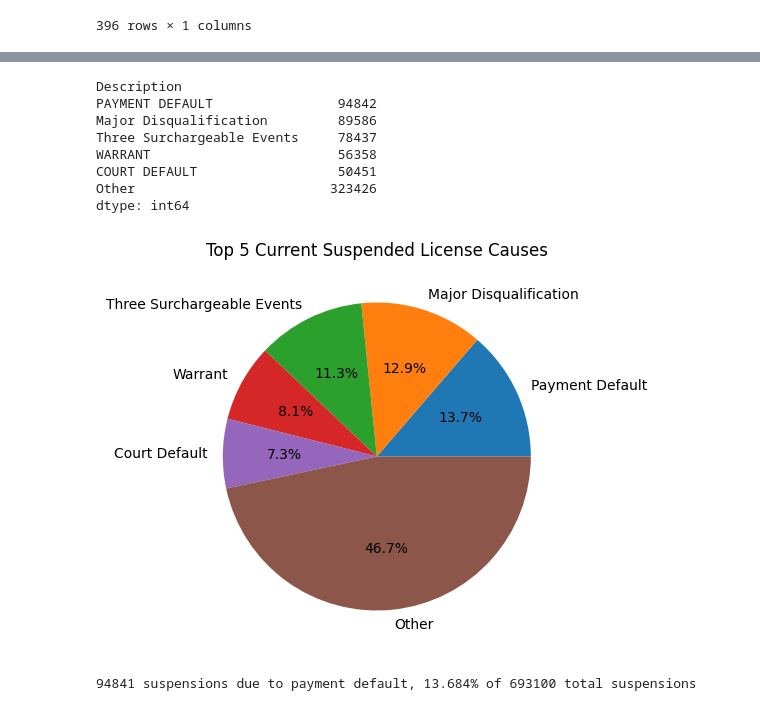
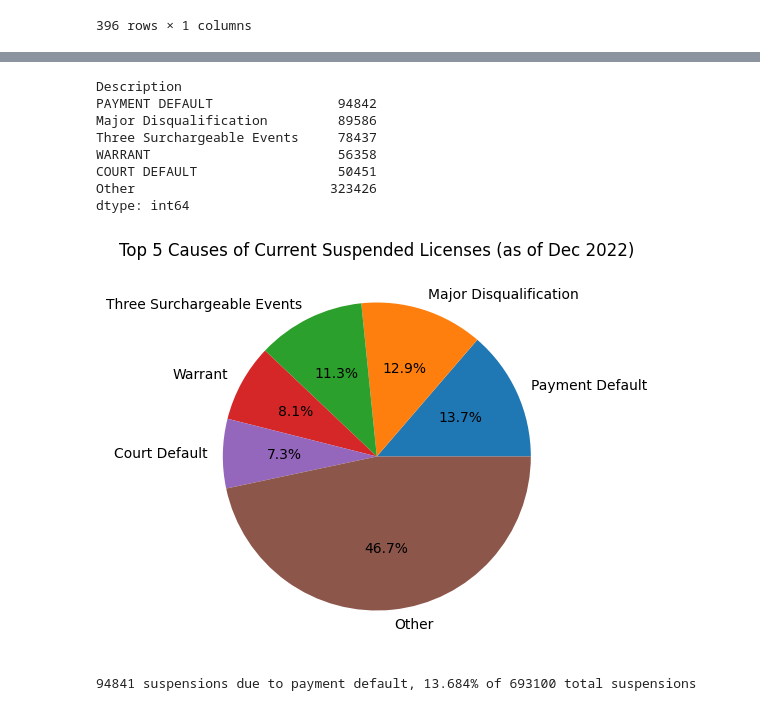
Before and after one commit to BU-Spark/ds4g-livable-streets-debt, a Jupyter notebook: analysis/discovery.ipynb, the cells around one changed output, grey strips where cells are left out. Drawn from its saved outputs; the diff is of its cells as text; code cells hidden in the pictures.

```diff
--- a/analysis/discovery.ipynb
+++ b/analysis/discovery.ipynb
@@ -123,26 +123,26 @@ shape: (5, 5)
 # %%
 top_num = 5
 cur_grouped_sorted = cur_suspended.to_pandas().groupby('Description').size().sort_values(ascending=False)
 cur_grouped = cur_grouped_sorted[:top_num]
 cur_grouped['Other'] = cur_grouped_sorted[top_num:].sum()
 
 display(cur_grouped)
 
 plt.figure(figsize=(5, 5))
-plt.title(f'Top {top_num} Current Suspended License Causes')
+plt.title(f'Top {top_num} Causes of Current Suspended Licenses (as of Dec 2022)')
 plt.pie(cur_grouped, labels=[i.title() for i in cur_grouped.index], autopct='%1.1f%%')
 plt.savefig(img_path / f'top_{top_num}_suspended_license_causes.png')
 plt.show()
 # %% [output]
 Description
 PAYMENT DEFAULT                94842
 Major Disqualification         89586
 Three Surchargeable Events     78437
 WARRANT                        56358
 COURT DEFAULT                  50451
 Other                         323426
 dtype: int64
-[figure, old version]
+[figure, new version]
 # %%
 default = pl.from_dataframe(cur_suspended).filter((pl.col("Description") == "PAYMENT DEFAULT") & (pl.col("Term") == "Indefinite"))
 print(f'{default.shape[0]} suspensions due to payment default, {round(default.shape[0]/cur_suspended.shape[0]*100, 3)}% of {cur_suspended.shape[0]} total suspensions')
```
Also changed, not shown: parts of 8 cells of this notebook, 5 other files.
